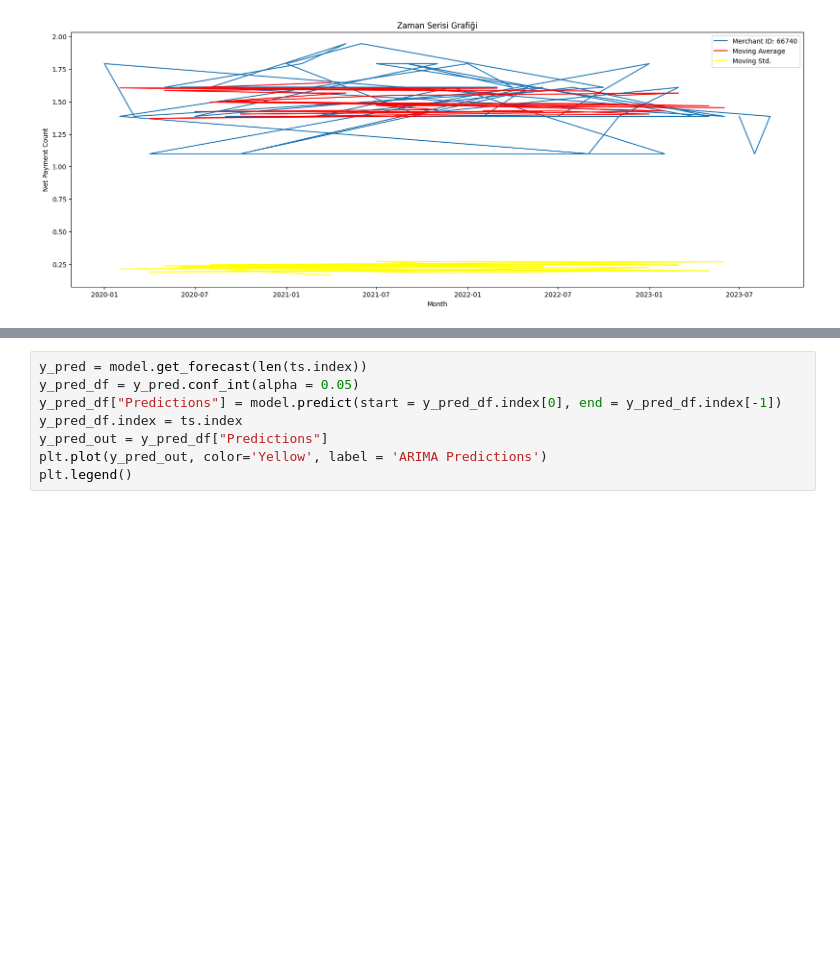
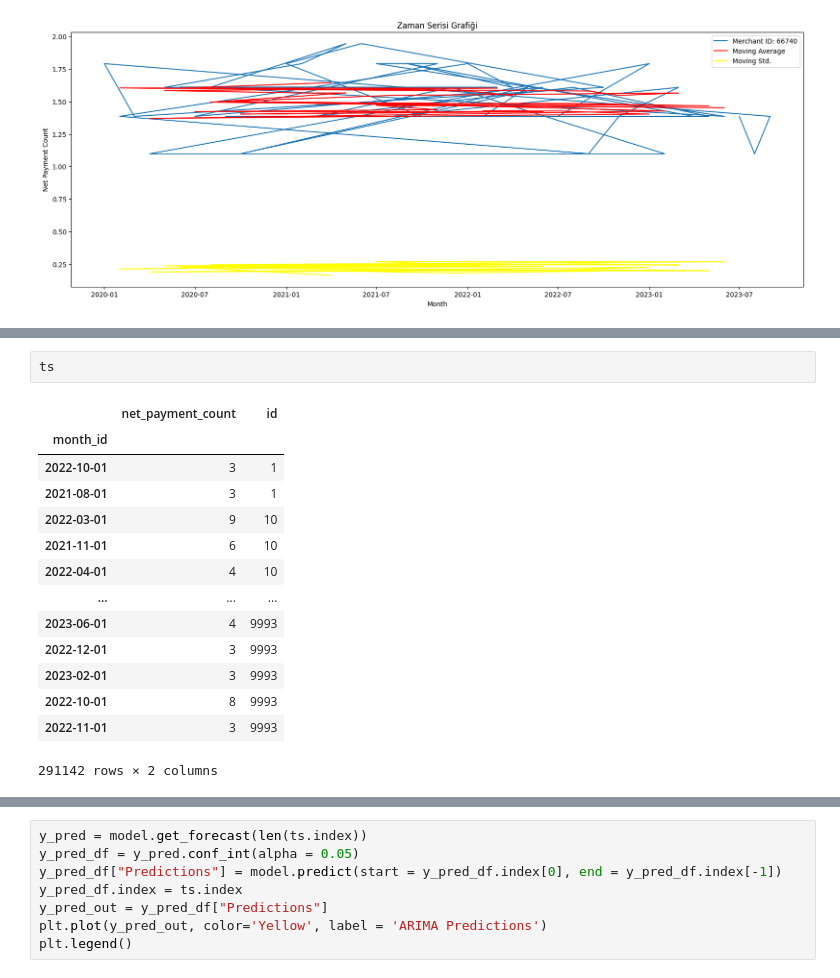
Before and after one commit to seydanurkayir/iyzico-datathon, a Jupyter notebook: iyzico-datathon.ipynb, the cells around one changed output, grey strips where cells are left out. Drawn from its saved outputs; the diff is of its cells as text; blank space fills up the shorter version.

```diff
--- a/iyzico-datathon.ipynb
+++ b/iyzico-datathon.ipynb
@@ -217,3 +221,20 @@ Performing stepwise search to minimize aic
+# %%
+ts
+# %% [output]
+|  | net_payment_count | id |
+| month_id |  |  |
+| 2022-10-01 | 3 | 1 |
+| 2021-08-01 | 3 | 1 |
+| 2022-03-01 | 9 | 10 |
+| 2021-11-01 | 6 | 10 |
+| 2022-04-01 | 4 | 10 |
+| ... | ... | ... |
+| 2023-06-01 | 4 | 9993 |
+| 2022-12-01 | 3 | 9993 |
+| 2023-02-01 | 3 | 9993 |
+| 2022-10-01 | 8 | 9993 |
+| 2022-11-01 | 3 | 9993 |
+291142 rows × 2 columns
 # %%
 ts_log = np.log(ts.loc[ts['id'] == '66740', 'net_payment_count'])
 moving_avg = ts_log.rolling(12).mean()
```
Also changed, not shown: parts of 10 cells of this notebook.
